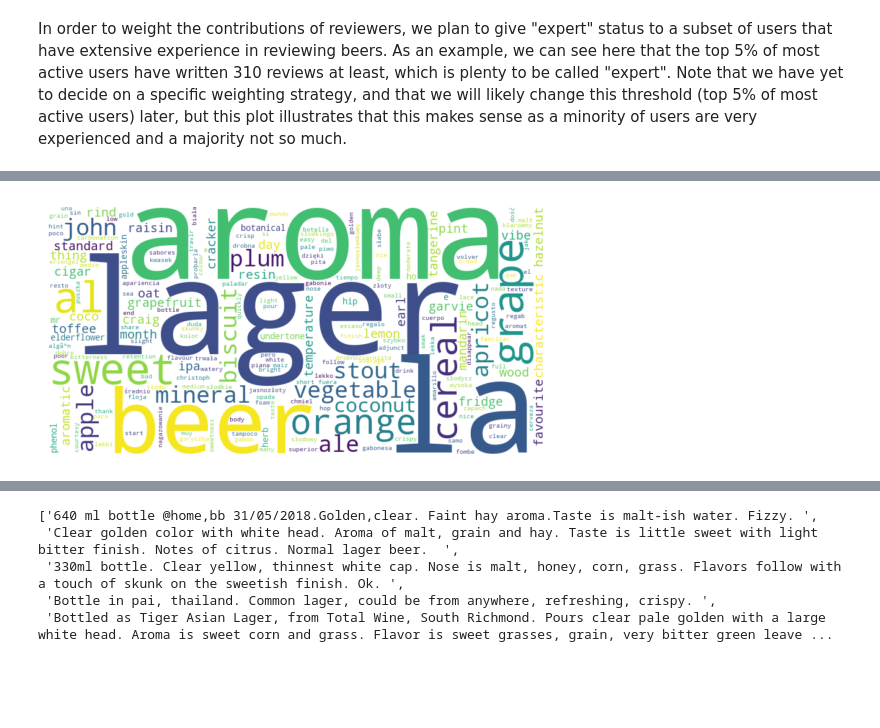
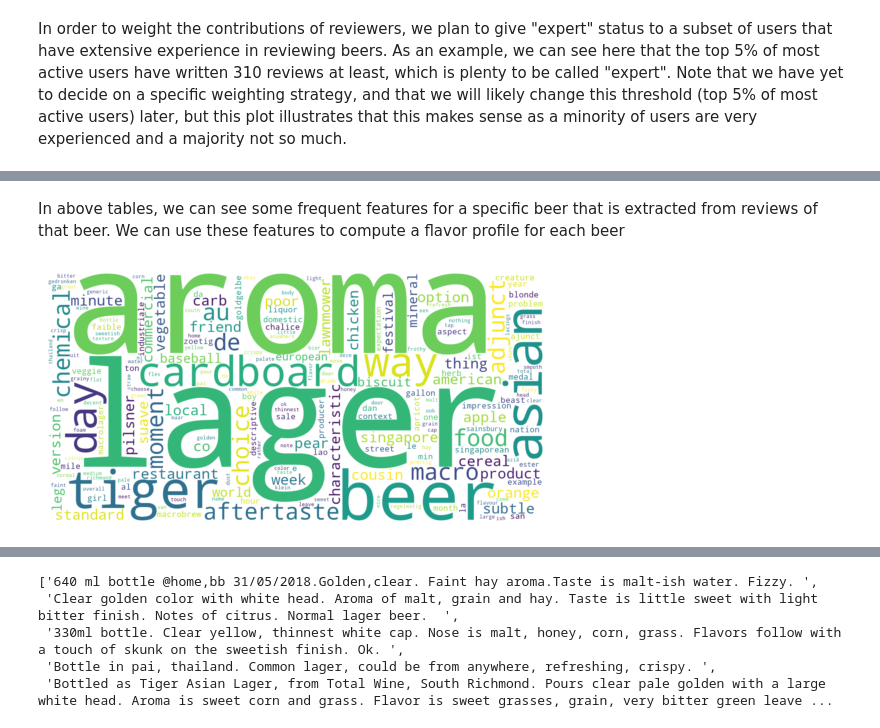
Before and after one commit to epfl-ada/ada-2024-project-awesomedataanalysts, a Jupyter notebook: milestone-2.ipynb, the cells around one changed output, grey strips where cells are left out. Cells and saved outputs as stored; diff of their text form; code cells hidden in the pictures; blank space fills up the shorter version.

```diff
--- a/milestone-2.ipynb
+++ b/milestone-2.ipynb
@@ -407,0 +470,6 @@ rb_beers.head()
+# %%
+# considering only bigrams
+beer_reviews_1 = pd.DataFrame(beer_reviews[my_beer_id])["text"].values
+tfidf_table = tf_idf(beer_reviews_1, ngrams=(2, 2))
+print(f"beer id = {my_beer_id}")
+tfidf_table.head(10)
@@ -408,6 +489,6 @@ rb_beers.head()
+# %% [markdown]
+In above tables, we can see some frequent features for a specific beer that is extracted from reviews of that beer. We can use these features to compute a flavor profile for each beer
 # %%
-from src.plot_wordcloud import plot_wordcloud
-
-plot_wordcloud()
+plot_wordcloud(beer_reviews_1)
 # %% [output]
-[figure, old version]
+[figure, new version]
```
Also changed, not shown: parts of 111 cells of this notebook, 1 other file.
